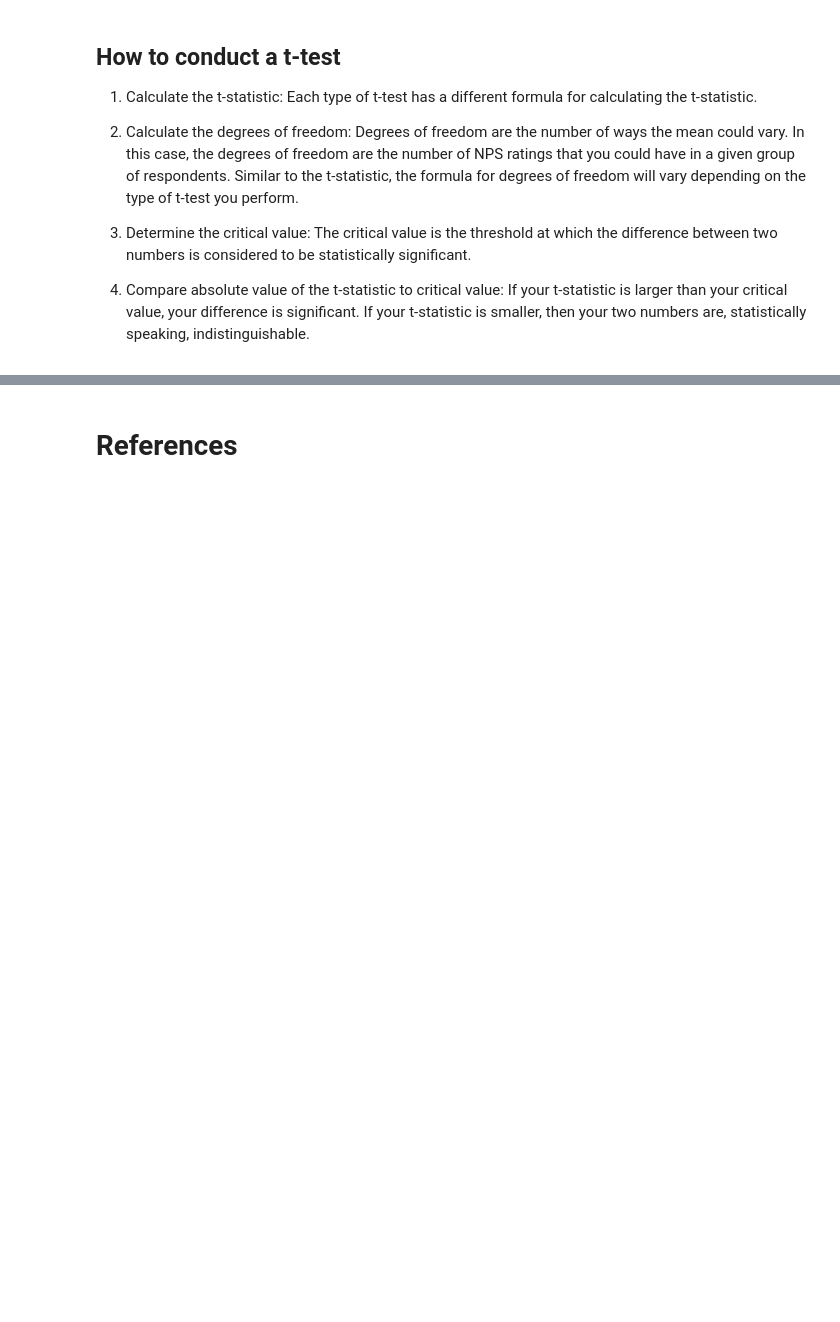
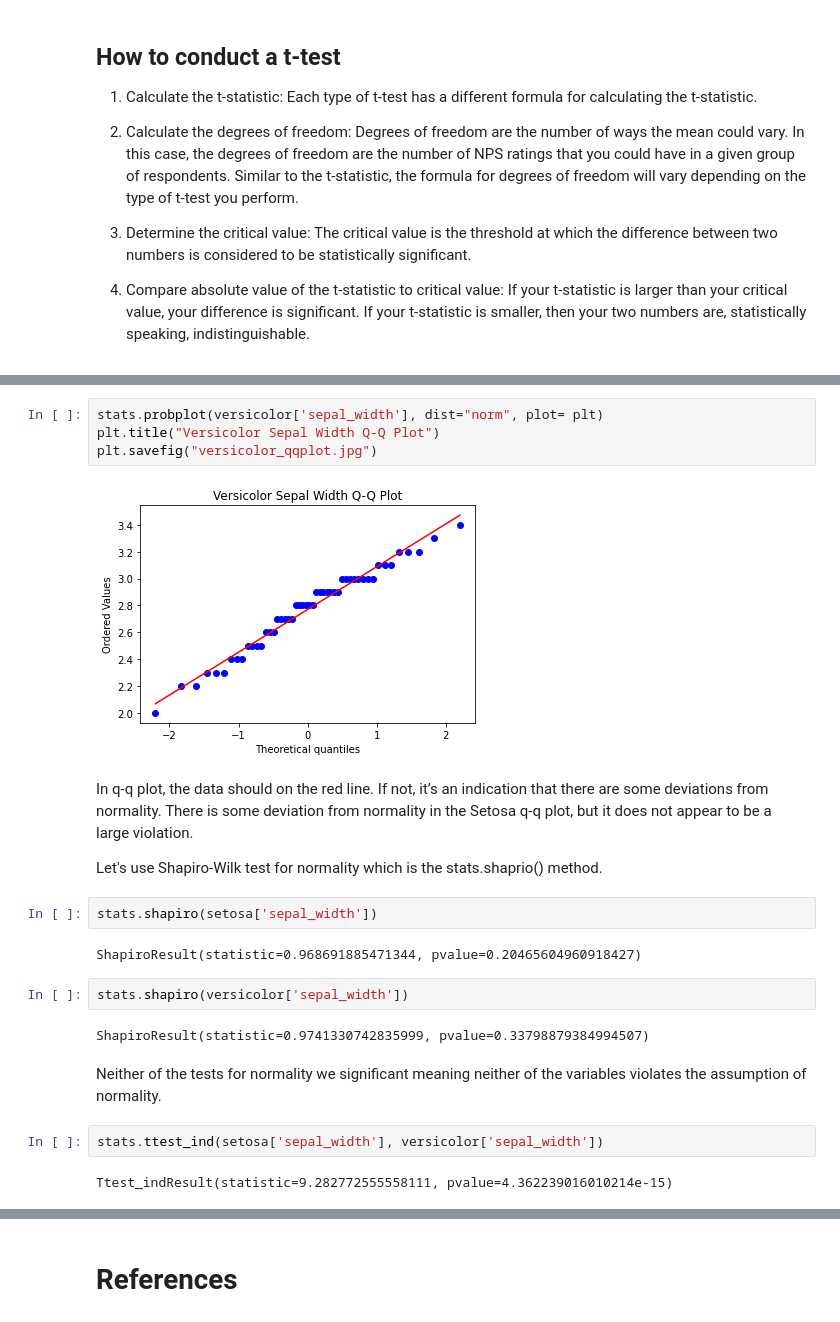
Before and after one commit to bensontjohn/ML-and-Statistics-assessment, a Jupyter notebook: scipy-stats.ipynb, the cells around one changed output, grey strips where cells are left out. Saved outputs shown, nothing was run; the diff lists cells and outputs as text; blank space fills up the shorter version.

```diff
--- a/scipy-stats.ipynb
+++ b/scipy-stats.ipynb
@@ -89,0 +139,25 @@ If your t-statistic is larger than your critical value, your difference is signi
+# %%
+stats.probplot(versicolor['sepal_width'], dist="norm", plot= plt)
+plt.title("Versicolor Sepal Width Q-Q Plot")
+plt.savefig("versicolor_qqplot.jpg")
+# %% [output]
+[figure, added]
+# %% [markdown]
+In q-q plot, the data should on the red line. If not, it’s an indication that there are some deviations from normality.
+There is some deviation from normality in the Setosa q-q plot, but it does not appear to be a large violation.
+
+Let's use Shapiro-Wilk test for normality which is the stats.shaprio() method.
+# %%
+stats.shapiro(setosa['sepal_width'])
+# %% [output]
+ShapiroResult(statistic=0.968691885471344, pvalue=0.20465604960918427)
+# %%
+stats.shapiro(versicolor['sepal_width'])
+# %% [output]
+ShapiroResult(statistic=0.9741330742835999, pvalue=0.33798879384994507)
+# %% [markdown]
+Neither of the tests for normality we significant meaning neither of the variables violates the assumption of normality.
+# %%
+stats.ttest_ind(setosa['sepal_width'], versicolor['sepal_width'])
+# %% [output]
+Ttest_indResult(statistic=9.282772555558111, pvalue=4.362239016010214e-15)
```
Also changed, not shown: parts of 12 cells of this notebook.
